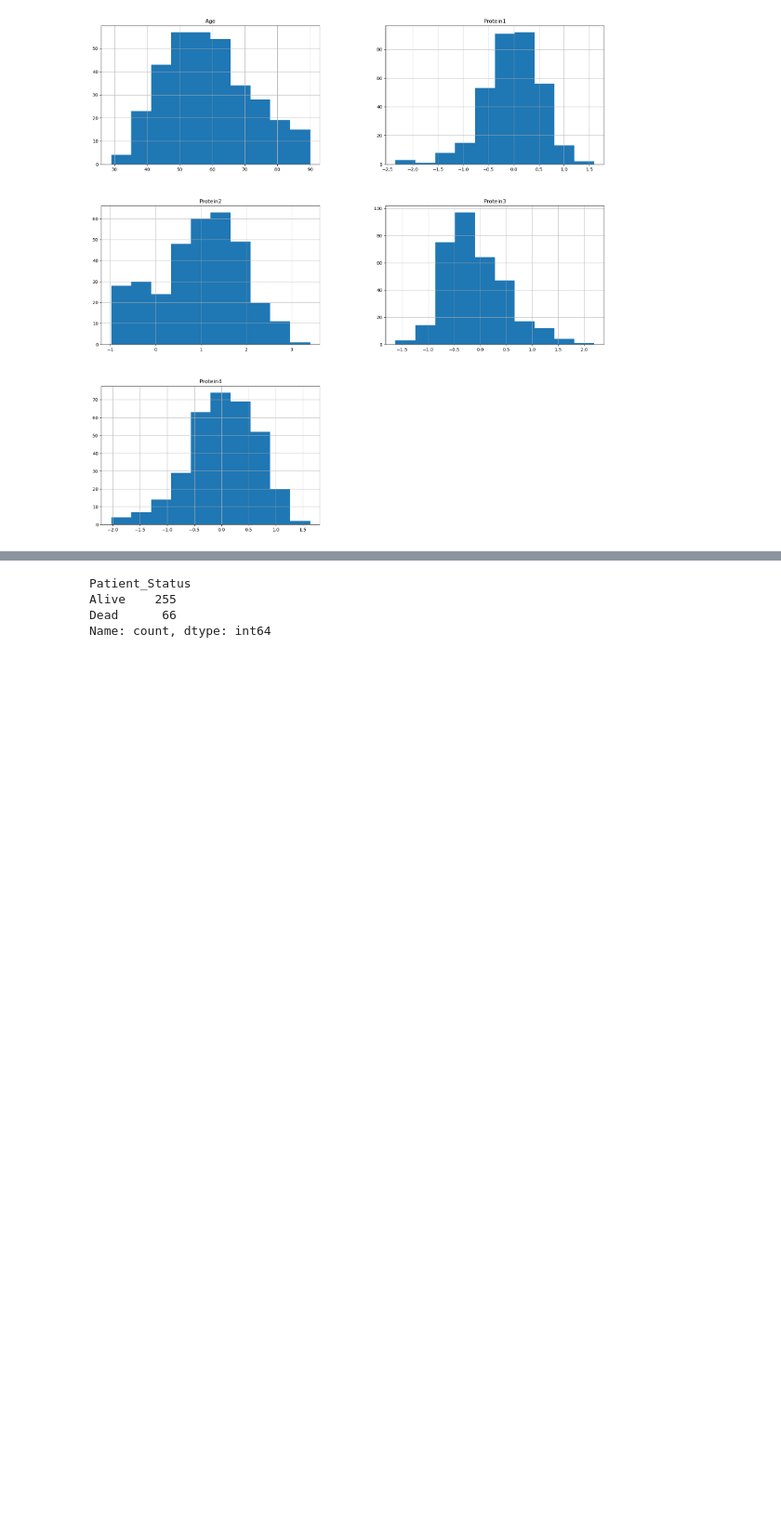
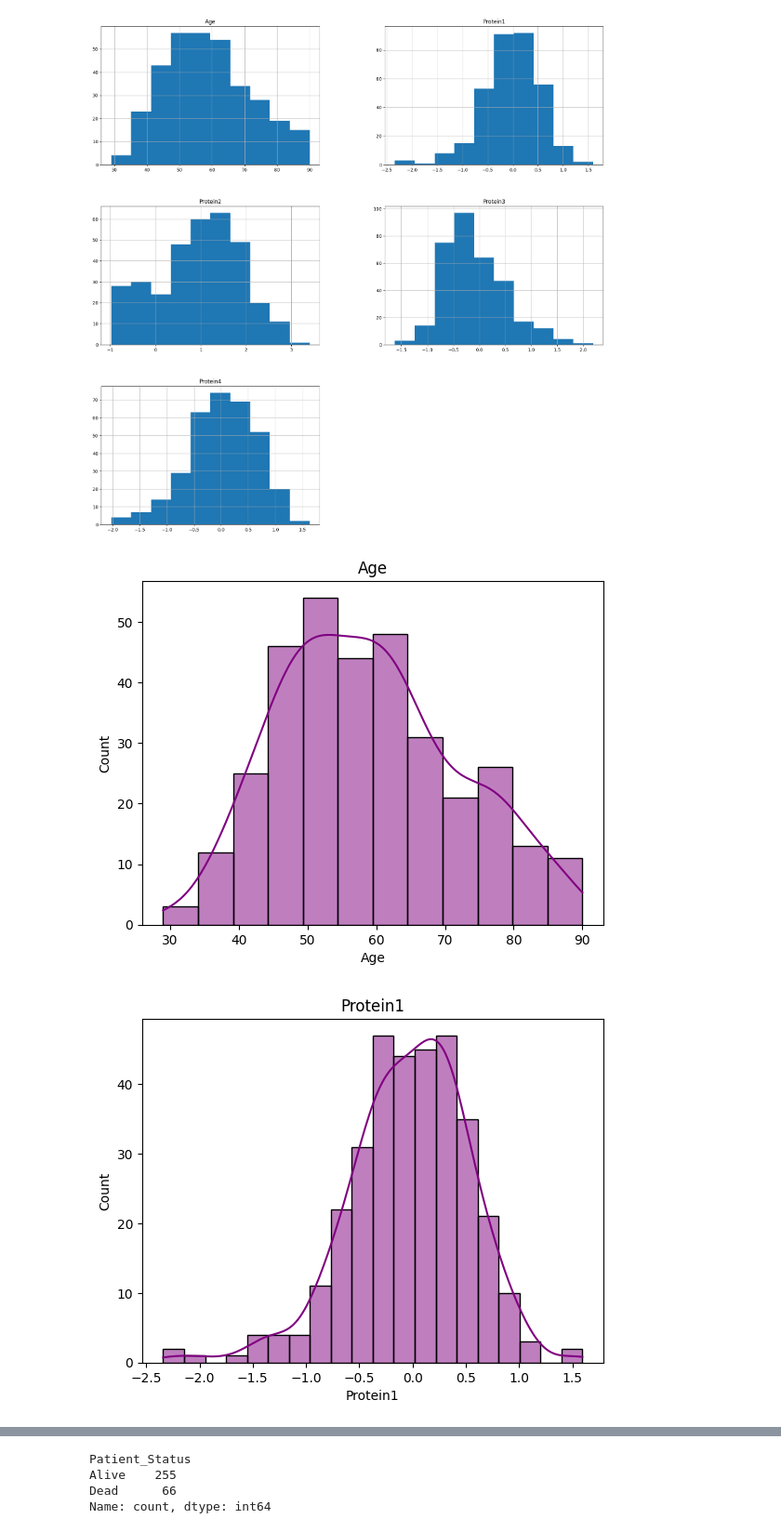
Before and after one commit to Priyanshi-Vishwakarma22/Breast_Cancer_Detection, a Jupyter notebook: notebooks/EDA_breast_cancer.ipynb, the cells around one changed output, grey strips where cells are left out. Shown at 93% size. Saved outputs shown, nothing was run; the diff lists cells and outputs as text; code cells hidden in the pictures; blank space fills up the shorter version.

```diff
--- a/notebooks/EDA_breast_cancer.ipynb
+++ b/notebooks/EDA_breast_cancer.ipynb
@@ -161,3 +176,14 @@ for i in df_num.columns:
 hplot=df.hist(figsize=(20,20))
 # %% [output]
 [figure]
+# %%
+num_cols = df.select_dtypes(include=np.number).columns
+
+for col in num_cols:
+    plt.figure()
+    sns.histplot(df[col], kde=True,color='purple')
+    plt.title(col)
+    plt.show()
+# %% [output]
+[figure, added]
+[figure, added]
```
Also changed, not shown: parts of 13 cells of this notebook, 3 other files.
